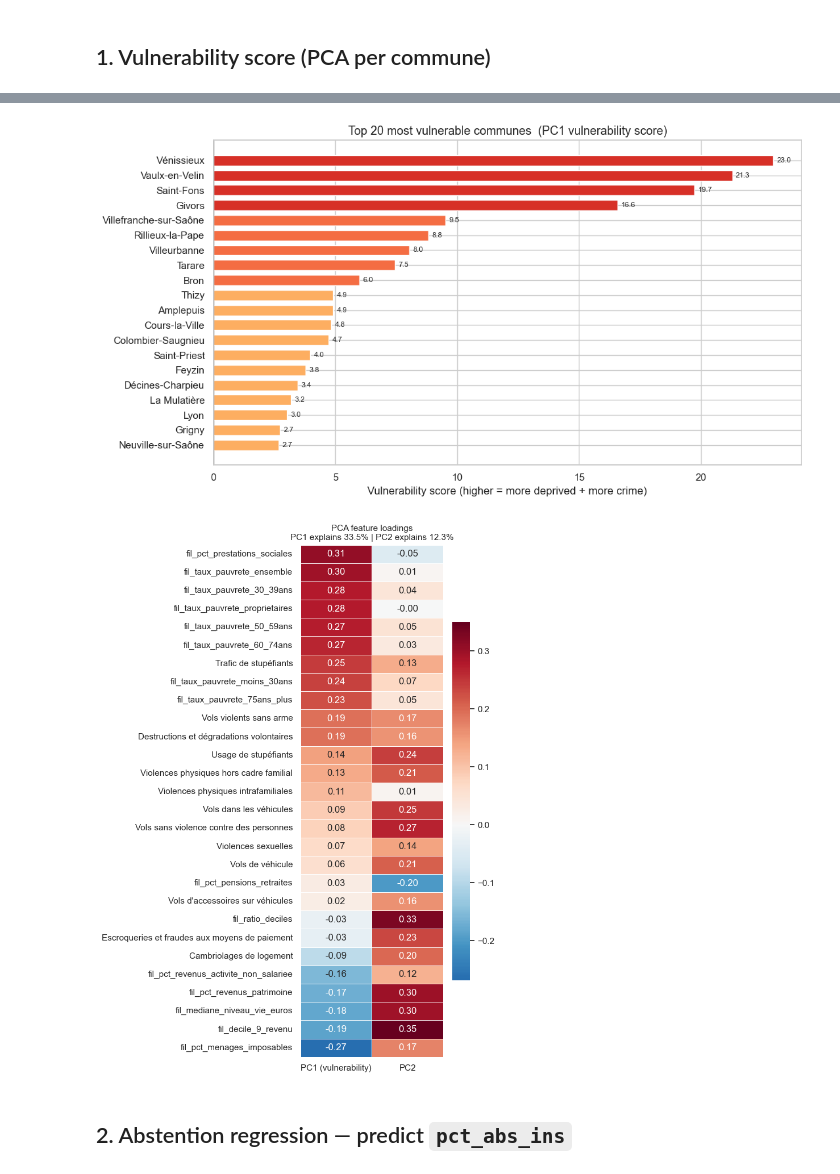
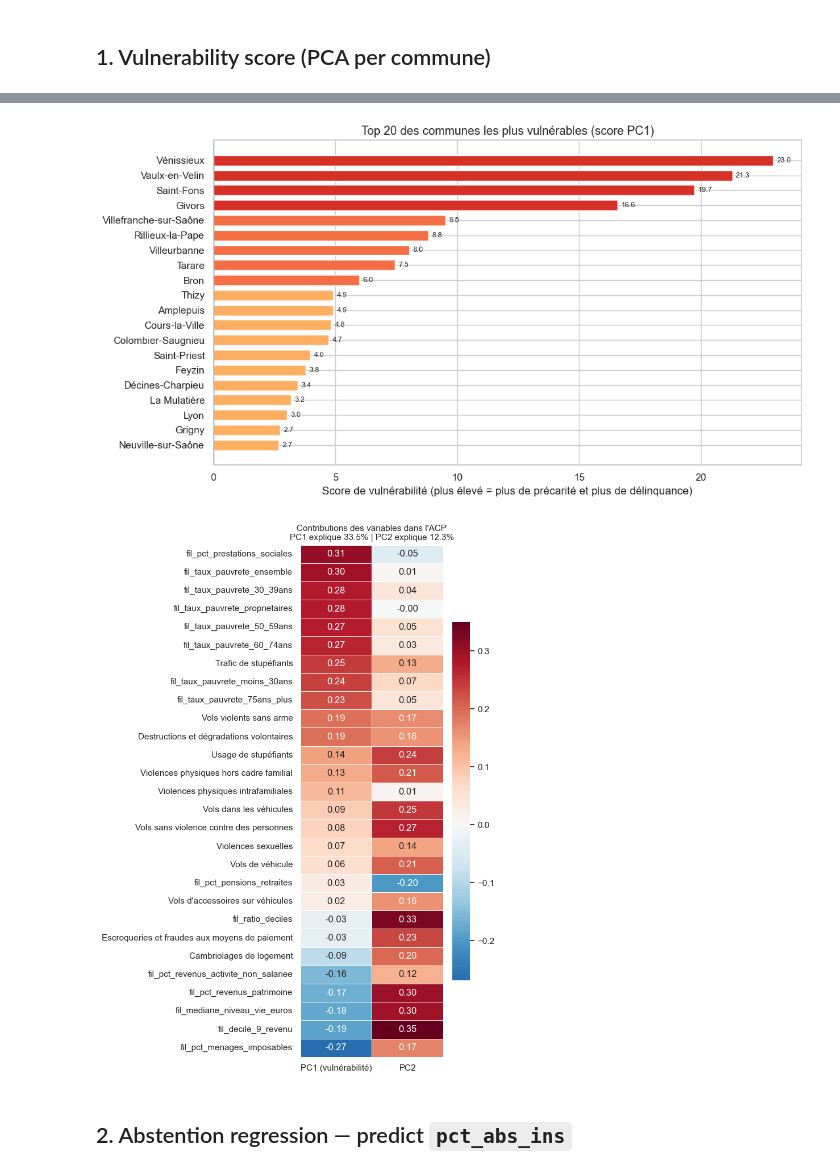
Before and after one commit to Albatross-MSPR/election-presidentielle, a Jupyter notebook: src/ml/commune_model/commune_ml.ipynb, the cells around one changed output, grey strips where cells are left out. Drawn from its saved outputs; the diff is of its cells as text; code cells hidden in the pictures.

```diff
--- a/src/ml/commune_model/commune_ml.ipynb
+++ b/src/ml/commune_model/commune_ml.ipynb
@@ -293,40 +293,40 @@ Saved: vulnerability_scores.csv
 # %%
 # ── VIZ 1a : Top-20 most vulnerable communes (labeled) ─────────────────────
 top20 = vuln_df.head(20).copy()
 
 fig, ax = plt.subplots(figsize=(11, 6))
 colors = ["#d73027" if v > 10 else "#f46d43" if v > 5 else "#fdae61"
           for v in top20["vulnerability_score"]]
 bars = ax.barh(top20["libelle_commune"][::-1], top20["vulnerability_score"][::-1],
                color=colors[::-1], edgecolor="white", height=0.7)
 for bar, val in zip(bars, top20["vulnerability_score"][::-1]):
     ax.text(bar.get_width() + 0.15, bar.get_y() + bar.get_height() / 2,
             f"{val:.1f}", va="center", fontsize=8)
-ax.set_title("Top 20 most vulnerable communes  (PC1 vulnerability score)", fontsize=13)
-ax.set_xlabel("Vulnerability score (higher = more deprived + more crime)")
+ax.set_title("Top 20 des communes les plus vulnérables (score PC1)", fontsize=13)
+ax.set_xlabel("Score de vulnérabilité (plus élevé = plus de précarité et plus de délinquance)")
 ax.axvline(0, color="black", linewidth=0.8)
 plt.tight_layout()
 plt.show()
 
 # ── VIZ 1b : PC1 & PC2 feature loadings heatmap ────────────────────────────
 pca2   = PCA(n_components=2, random_state=42)
 pca2.fit(X_scaled)
 loadings2 = pd.DataFrame(
     pca2.components_.T,
     index=X_features.columns,
-    columns=["PC1 (vulnerability)", "PC2"]
-).sort_values("PC1 (vulnerability)", ascending=False)
+    columns=["PC1 (vulnérabilité)", "PC2"]
+).sort_values("PC1 (vulnérabilité)", ascending=False)
 
 fig, ax = plt.subplots(figsize=(7, 10))
 sns.heatmap(loadings2, annot=True, fmt=".2f", cmap="RdBu_r", center=0,
             linewidths=0.4, ax=ax, cbar_kws={"shrink": 0.7})
-ax.set_title(f"PCA feature loadings\nPC1 explains {pca2.explained_variance_ratio_[0]:.1%} | "
-             f"PC2 explains {pca2.explained_variance_ratio_[1]:.1%}", fontsize=11)
+ax.set_title(f"Contributions des variables dans l'ACP\nPC1 explique {pca2.explained_variance_ratio_[0]:.1%} | "
+             f"PC2 explique {pca2.explained_variance_ratio_[1]:.1%}", fontsize=11)
 plt.tight_layout()
 plt.show()
 # %% [output]
-[figure, old version]
+[figure, new version]
-[figure, old version]
+[figure, new version]
 # %% [markdown]
 ## 2. Abstention regression — predict `pct_abs_ins`
 # %%
```
Also changed, not shown: parts of 5 cells of this notebook, 32 other files.
